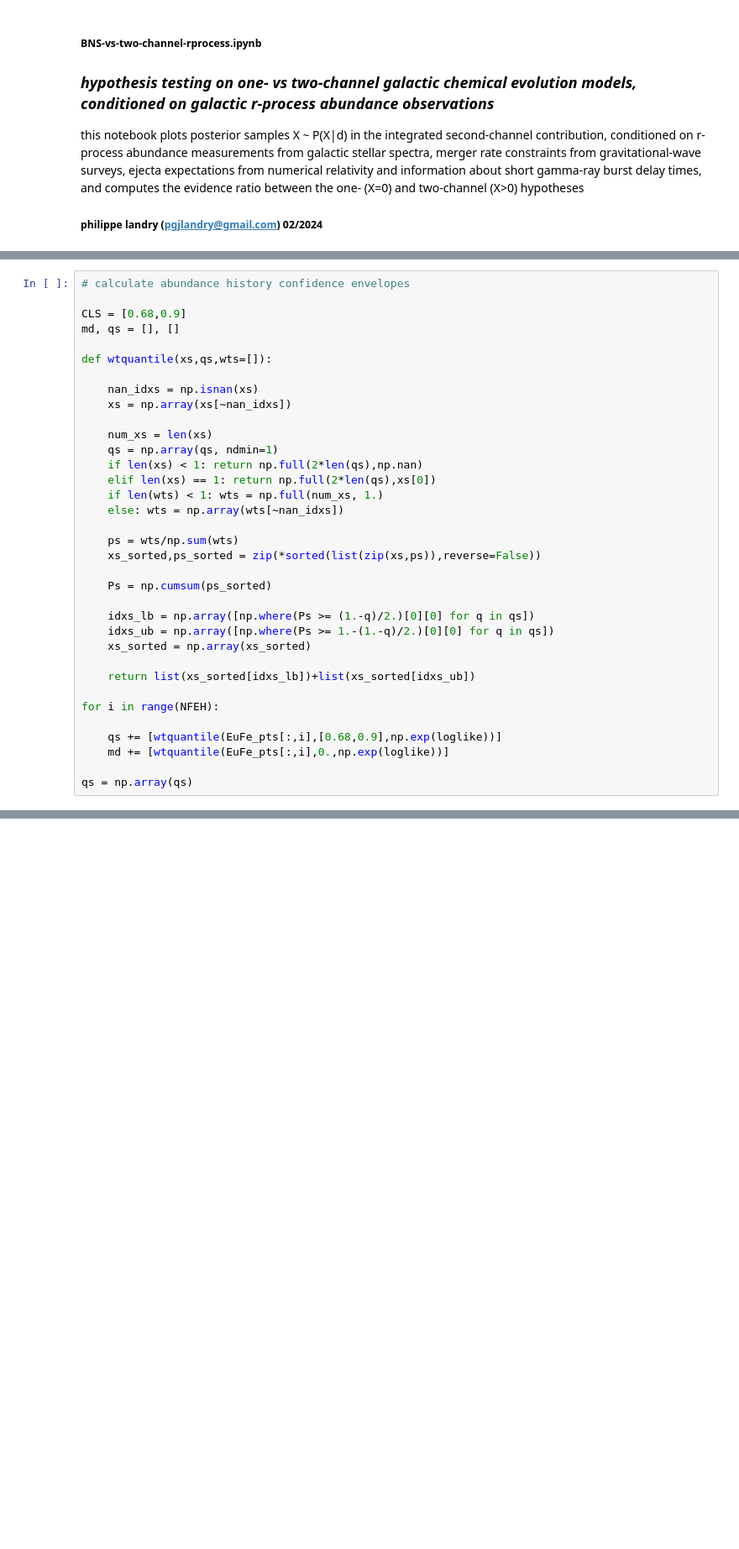
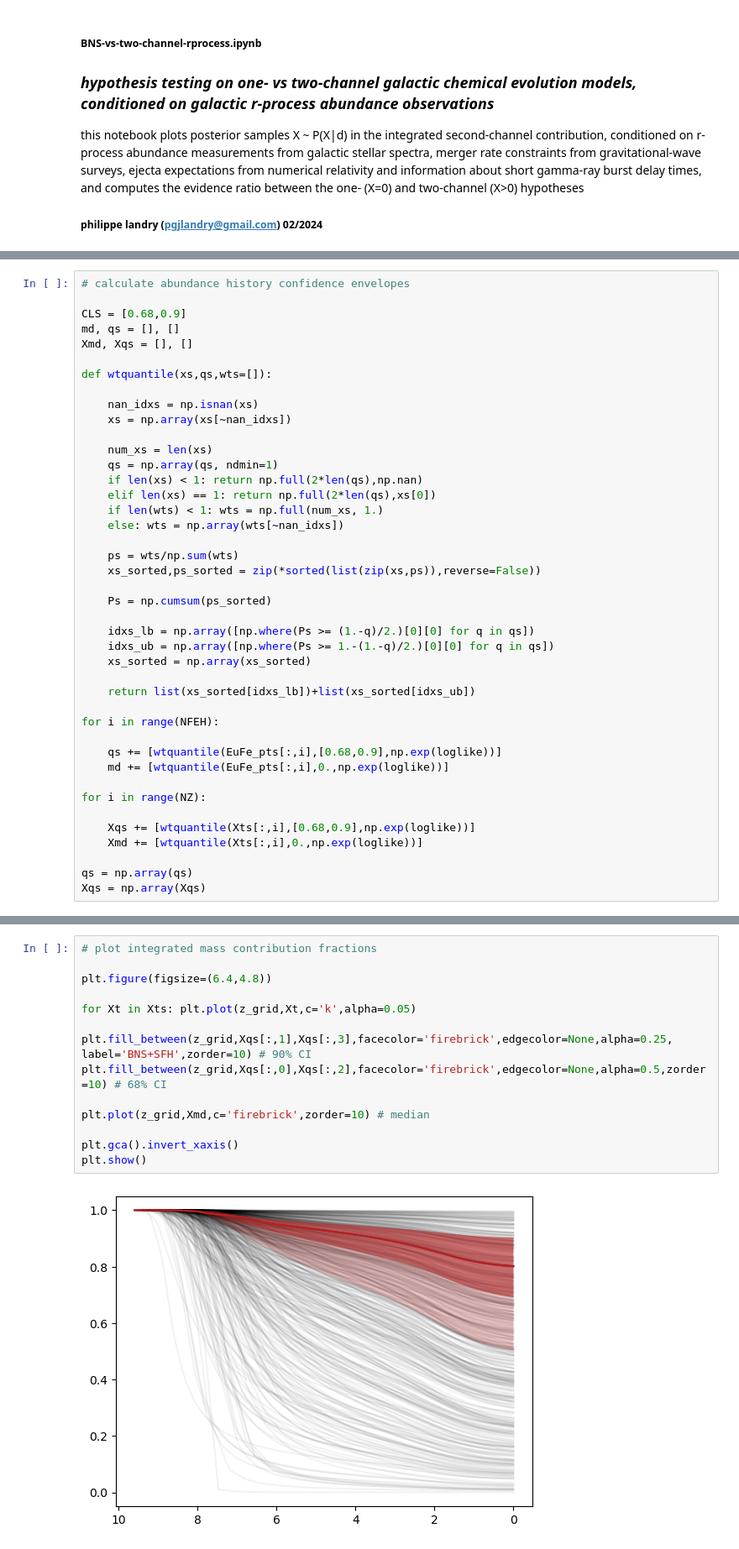
Before and after one commit to landryp/bns-dtd-rproc, a Jupyter notebook: BNS-vs-two-channel-rprocess.ipynb, the cells around one changed output, grey strips where cells are left out. Shown at 84% size. Saved outputs shown, nothing was run; the diff lists cells and outputs as text; blank space fills up the shorter version.

```diff
--- a/BNS-vs-two-channel-rprocess.ipynb
+++ b/BNS-vs-two-channel-rprocess.ipynb
@@ -104,6 +117,7 @@ EuFe_pts = np.array(EuFe_pts)
 
 CLS = [0.68,0.9]
 md, qs = [], []
+Xmd, Xqs = [], []
 
 def wtquantile(xs,qs,wts=[]):
 
@@ -133,7 +147,13 @@ for i in range(NFEH):
     qs += [wtquantile(EuFe_pts[:,i],[0.68,0.9],np.exp(loglike))]
     md += [wtquantile(EuFe_pts[:,i],0.,np.exp(loglike))]
 
+for i in range(NZ):
+
+    Xqs += [wtquantile(Xts[:,i],[0.68,0.9],np.exp(loglike))]
+    Xmd += [wtquantile(Xts[:,i],0.,np.exp(loglike))]
+
 qs = np.array(qs)
+Xqs = np.array(Xqs)
 # %%
 # plot EuFe vs FeH tracks conditioned on stellar observations
 
@@ -158,3 +178,19 @@ plt.show()
+# %%
+# plot integrated mass contribution fractions
+
+plt.figure(figsize=(6.4,4.8))
+
+for Xt in Xts: plt.plot(z_grid,Xt,c='k',alpha=0.05)
+
+plt.fill_between(z_grid,Xqs[:,1],Xqs[:,3],facecolor='firebrick',edgecolor=None,alpha=0.25, label='BNS+SFH',zorder=10) # 90% CI
+plt.fill_between(z_grid,Xqs[:,0],Xqs[:,2],facecolor='firebrick',edgecolor=None,alpha=0.5,zorder=10) # 68% CI
+
+plt.plot(z_grid,Xmd,c='firebrick',zorder=10) # median
+
+plt.gca().invert_xaxis()
+plt.show()
+# %% [output]
+[figure, added]
 # %%
 # compute Bayes factor between one- and two-channel models as Savage-Dickey density ratio at X=0
 
```
Also changed, not shown: parts of 6 cells of this notebook, 1 other file.
